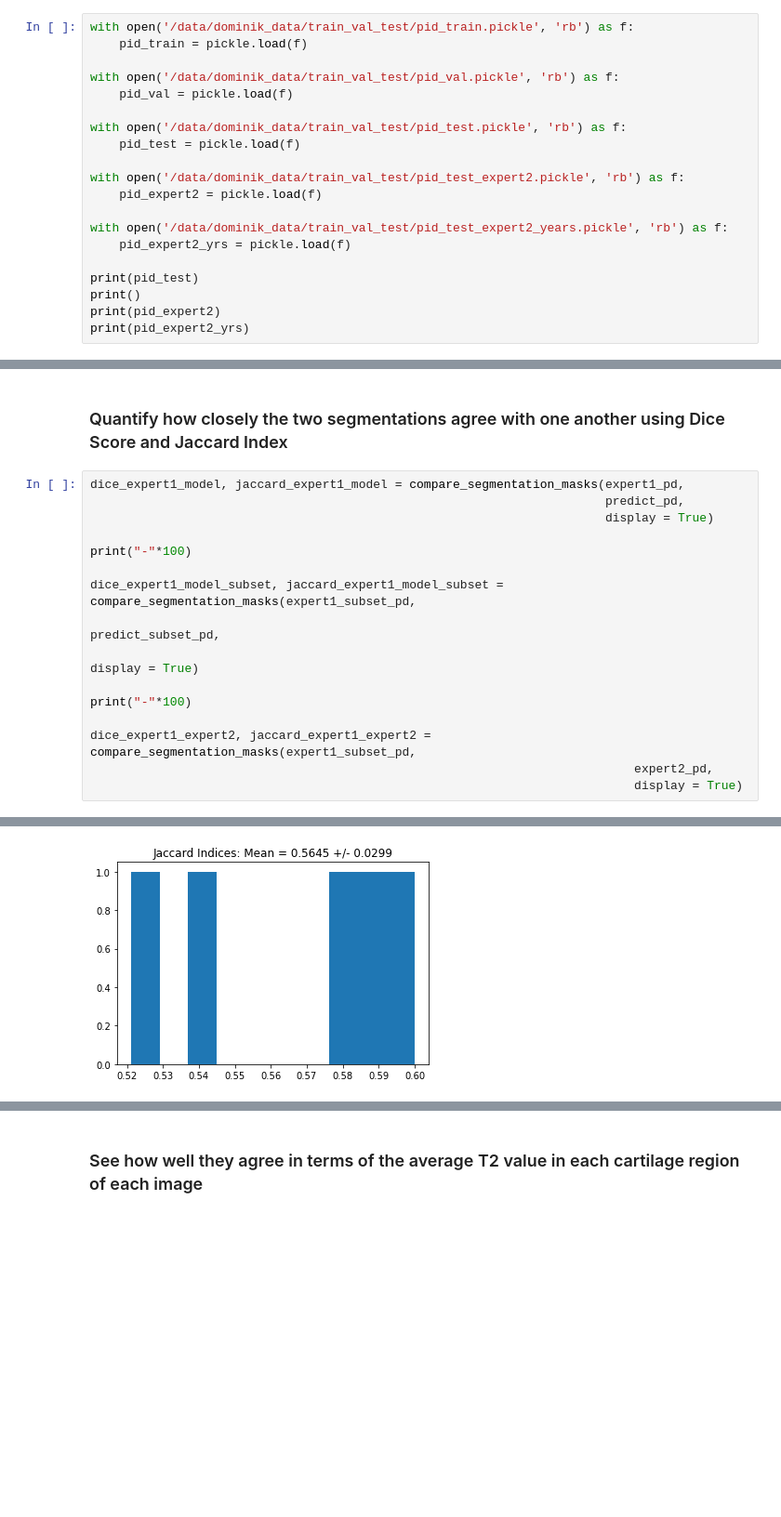
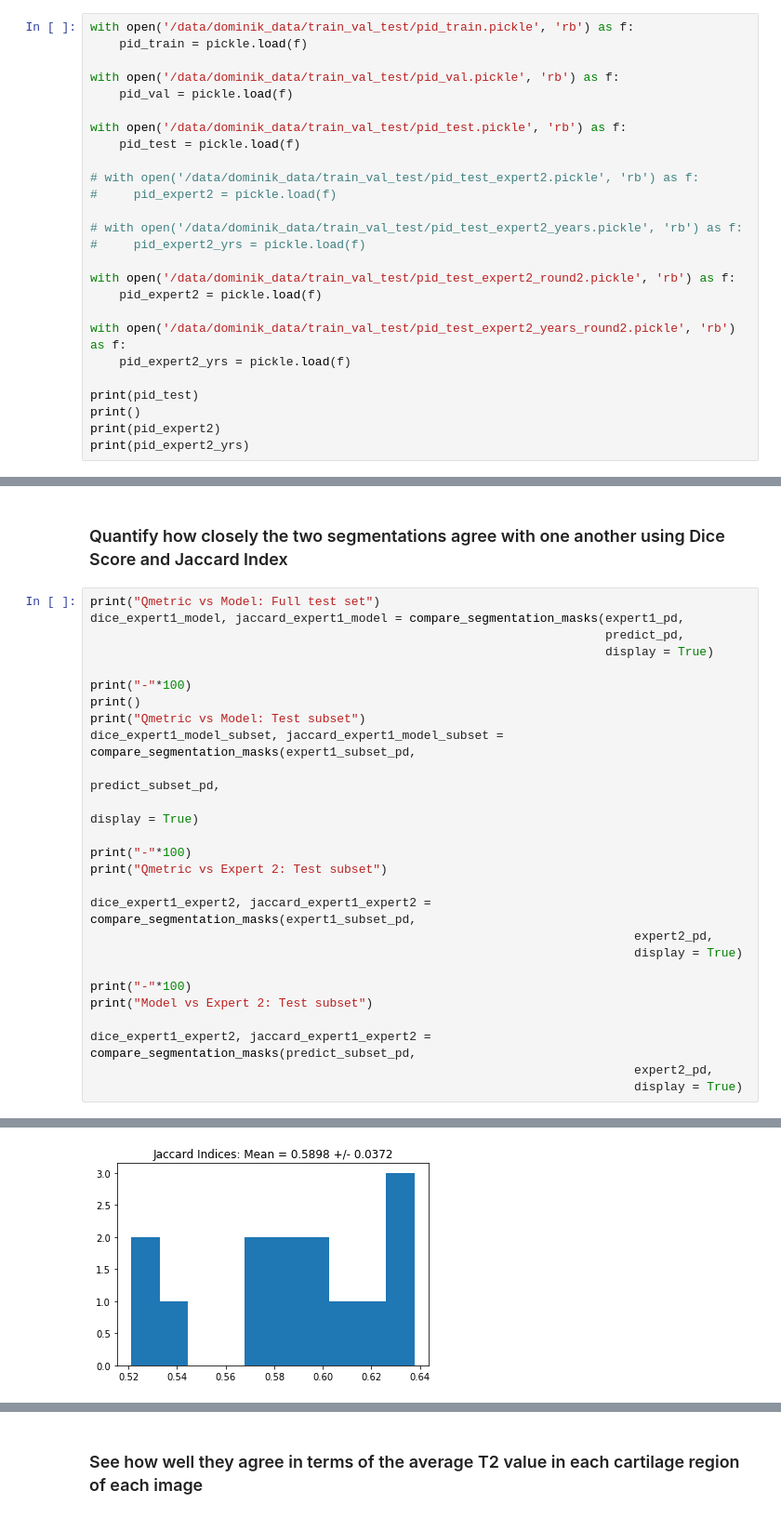
Before and after one commit to kathoma/AutomaticKneeMRISegmentation, a Jupyter notebook: FullPipeline.ipynb, the cells around one changed output, grey strips where cells are left out. Shown at 93% size. Cells and saved outputs as stored; diff of their text form; blank space fills up the shorter version.

```diff
--- a/FullPipeline.ipynb
+++ b/FullPipeline.ipynb
@@ -38,10 +38,16 @@ with open('/data/dominik_data/train_val_test/pid_val.pickle', 'rb') as f:
 with open('/data/dominik_data/train_val_test/pid_test.pickle', 'rb') as f:
     pid_test = pickle.load(f)
 
-with open('/data/dominik_data/train_val_test/pid_test_expert2.pickle', 'rb') as f:
+# with open('/data/dominik_data/train_val_test/pid_test_expert2.pickle', 'rb') as f:
+#     pid_expert2 = pickle.load(f)
+
+# with open('/data/dominik_data/train_val_test/pid_test_expert2_years.pickle', 'rb') as f:
+#     pid_expert2_yrs = pickle.load(f)
+
+with open('/data/dominik_data/train_val_test/pid_test_expert2_round2.pickle', 'rb') as f:
     pid_expert2 = pickle.load(f)
 
-with open('/data/dominik_data/train_val_test/pid_test_expert2_years.pickle', 'rb') as f:
+with open('/data/dominik_data/train_val_test/pid_test_expert2_years_round2.pickle', 'rb') as f:
     pid_expert2_yrs = pickle.load(f)
 
 print(pid_test)
@@ -171,19 +182,29 @@ percentLesion_predict = calculate_group_lesion_area(timepoint1=source1_time1,
 # %% [markdown]
 ### Quantify how closely the two segmentations agree with one another using Dice Score and Jaccard Index
 # %%
+print("Qmetric vs Model: Full test set")
 dice_expert1_model, jaccard_expert1_model = compare_segmentation_masks(expert1_pd,
                                                                        predict_pd,
                                                                        display = True)
 
 print("-"*100)
-
+print()
+print("Qmetric vs Model: Test subset")
 dice_expert1_model_subset, jaccard_expert1_model_subset = compare_segmentation_masks(expert1_subset_pd,
                                                                                      predict_subset_pd,
                                                                                      display = True)
 
 print("-"*100)
+print("Qmetric vs Expert 2: Test subset")
 
 dice_expert1_expert2, jaccard_expert1_expert2 = compare_segmentation_masks(expert1_subset_pd,
                                                                            expert2_pd,
                                                                            display = True)
+
+print("-"*100)
+print("Model vs Expert 2: Test subset")
+
+dice_expert1_expert2, jaccard_expert1_expert2 = compare_segmentation_masks(predict_subset_pd,
+                                                                           expert2_pd,
+                                                                           display = True)
 # %% [output]
@@ -203 +228 @@ dice_expert1_expert2, jaccard_expert1_expert2 = compare_segmentation_masks(exper
-[figure, old version]
+[figure, new version]
```
Also changed, not shown: parts of 16 cells of this notebook, 59 other files.
